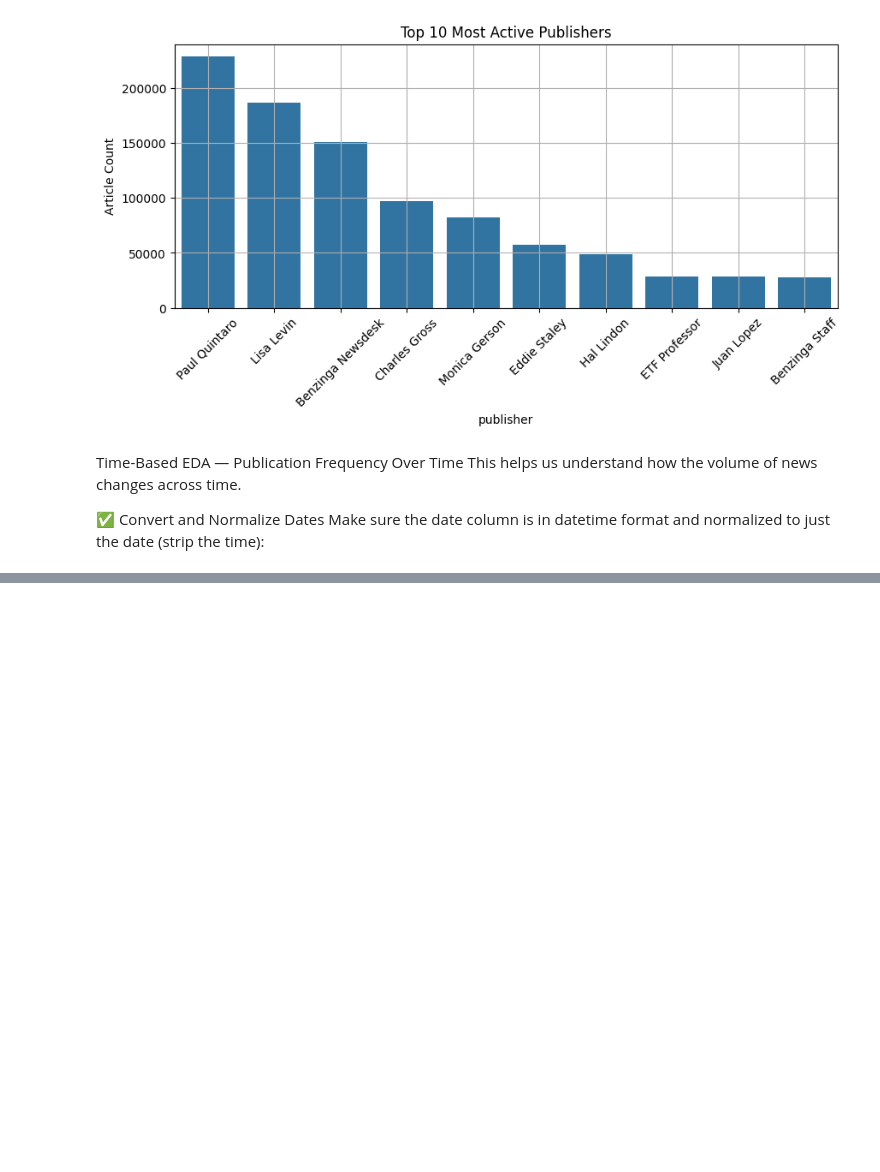
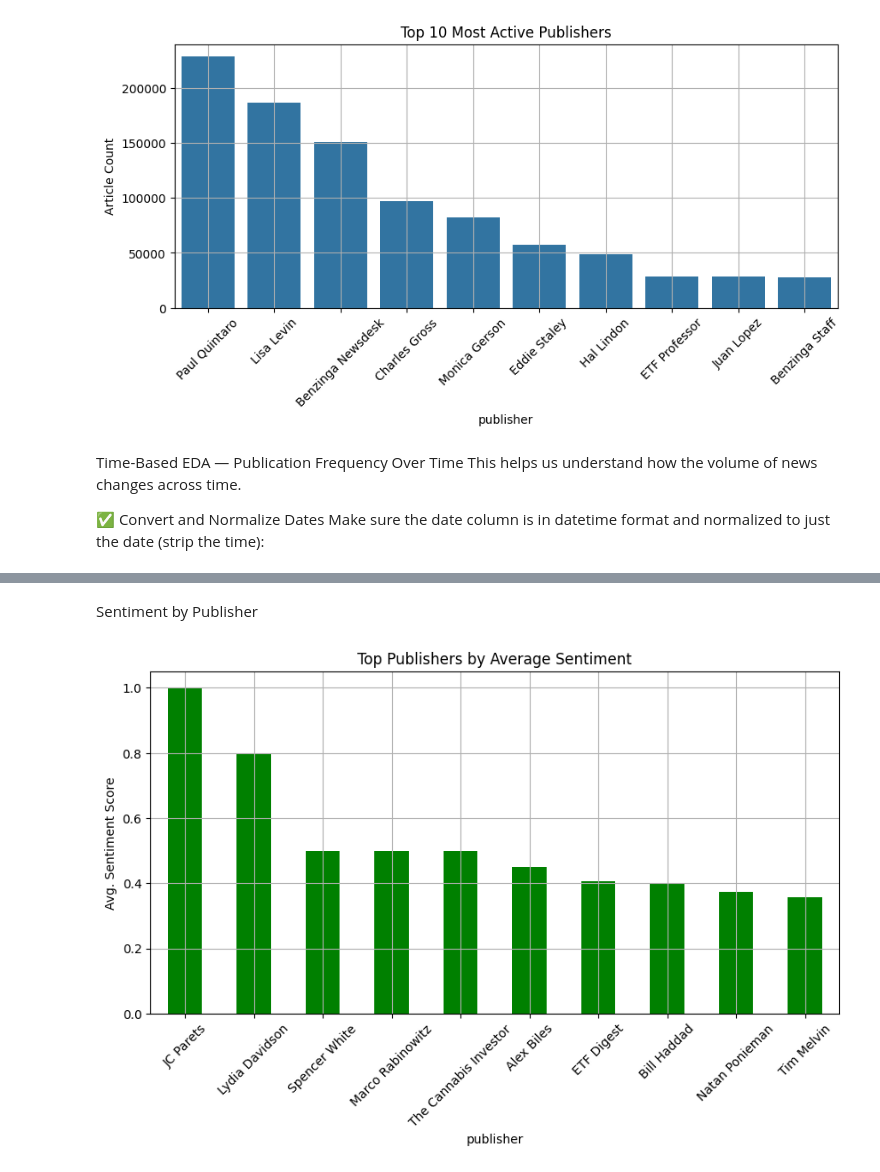
Before and after one commit to abdirehim/BSW1-News-Sentiment-Analysis, a Jupyter notebook: notebooks/eda_headlines.ipynb, the cells around one changed output, grey strips where cells are left out. Cells and saved outputs as stored; diff of their text form; code cells hidden in the pictures; blank space fills up the shorter version.

```diff
--- a/notebooks/eda_headlines.ipynb
+++ b/notebooks/eda_headlines.ipynb
@@ -82,0 +156,14 @@ AttributeError: Can only use .dt accessor with datetimelike values
+# %% [markdown]
+ Sentiment by Publisher
+# %%
+publisher_sentiment = df.groupby("publisher")['sentiment_score'].mean().sort_values(ascending=False)
+
+plt.figure(figsize=(10, 5))
+publisher_sentiment.head(10).plot(kind='bar', color='green')
+plt.title("Top Publishers by Average Sentiment")
+plt.ylabel("Avg. Sentiment Score")
+plt.xticks(rotation=45)
+plt.grid(True)
+plt.show()
+# %% [output]
+[figure, added]
```
Also changed, not shown: parts of 11 cells of this notebook, 2 other files.
